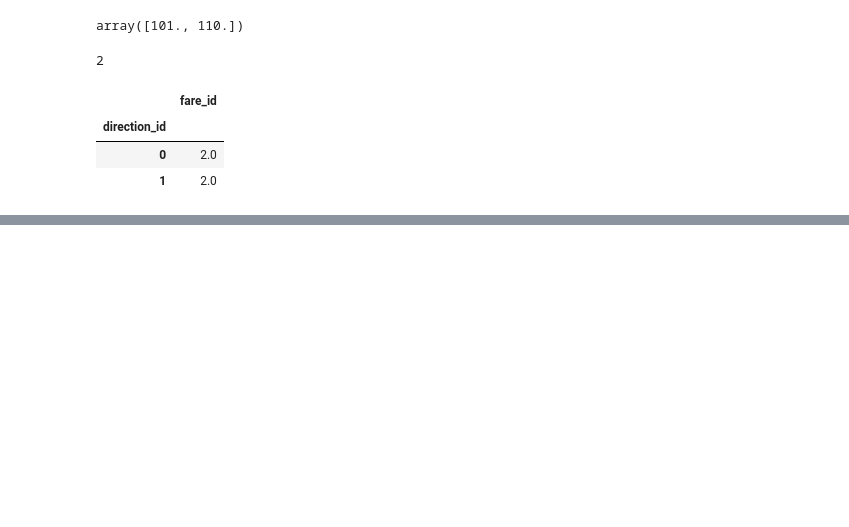
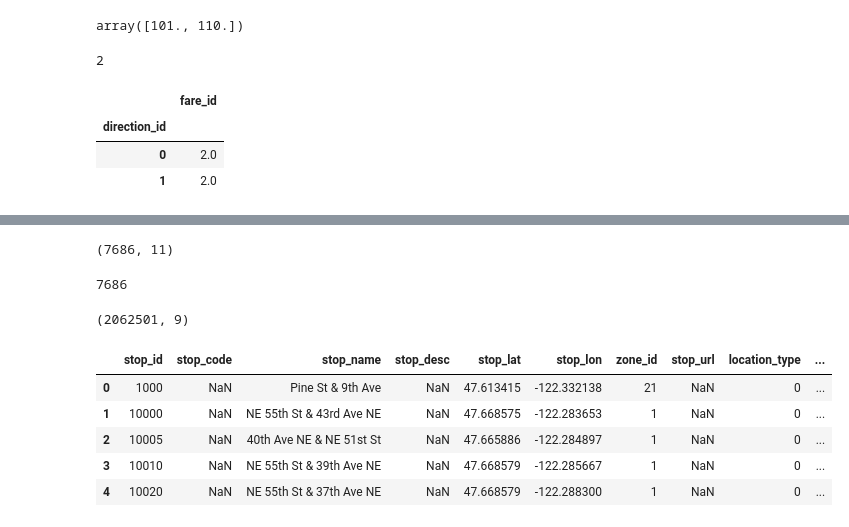
Before and after one commit to 350Seattle-Transportation-Team/gtfs-realtime, a Jupyter notebook: data_transformation/02_work_on_gtfs_classes.ipynb, the cells around one changed output, grey strips where cells are left out. Cells and saved outputs as stored; diff of their text form; code cells hidden in the pictures; blank space fills up the shorter version.

Commit message:
start working on stops and stop times tables

```diff
--- a/data_transformation/02_work_on_gtfs_classes.ipynb
+++ b/data_transformation/02_work_on_gtfs_classes.ipynb
@@ -561,0 +587,22 @@ TypeError: '<' not supported between instances of 'StaticGTFS' and 'StaticGTFS'
+# %%
+gtfs_jul18.stops.shape
+# %% [output]
+(7686, 11)
+# %%
+gtfs_jul18.stops['stop_id'].nunique() # The stops table is indexed by stop_id
+# %% [output]
+7686
+# %%
+# The stop times table is huge!
+gtfs_jul18.stop_times.shape
+# %% [output]
+(2062501, 9)
+# %%
+gtfs_jul18.stops.head()
+# %% [output]
+|  | stop_id | stop_code | stop_name | stop_desc | stop_lat | stop_lon | zone_id | stop_url | location_type | ... |
+| 0 | 1000 | NaN | Pine St & 9th Ave | NaN | 47.613415 | -122.332138 | 21 | NaN | 0 | ... |
+| 1 | 10000 | NaN | NE 55th St & 43rd Ave NE | NaN | 47.668575 | -122.283653 | 1 | NaN | 0 | ... |
+| 2 | 10005 | NaN | 40th Ave NE & NE 51st St | NaN | 47.665886 | -122.284897 | 1 | NaN | 0 | ... |
+| 3 | 10010 | NaN | NE 55th St & 39th Ave NE | NaN | 47.668579 | -122.285667 | 1 | NaN | 0 | ... |
+| 4 | 10020 | NaN | NE 55th St & 37th Ave NE | NaN | 47.668579 | -122.288300 | 1 | NaN | 0 | ... |
```
Also changed, not shown: parts of 16 cells of this notebook, 1 other file.
